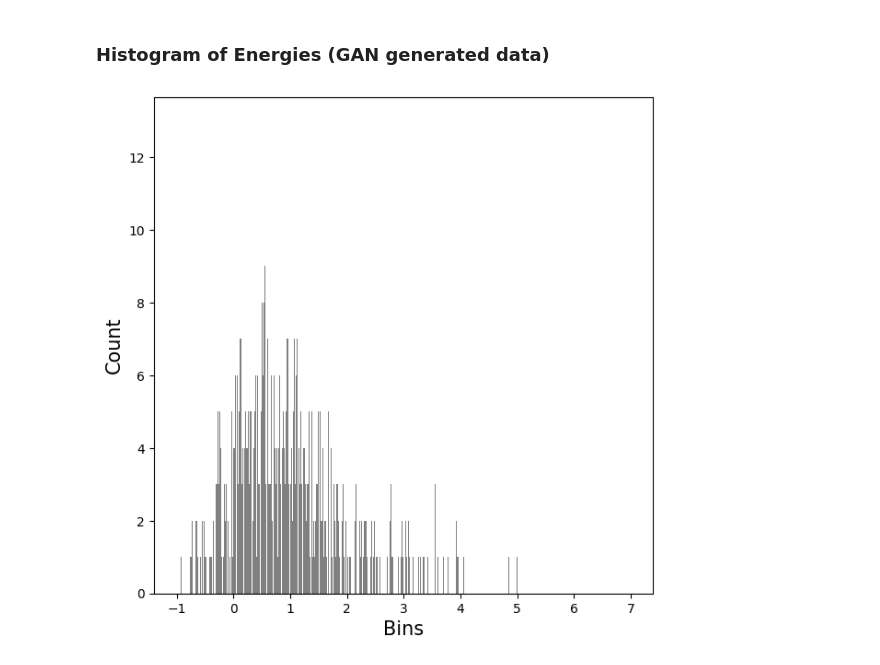
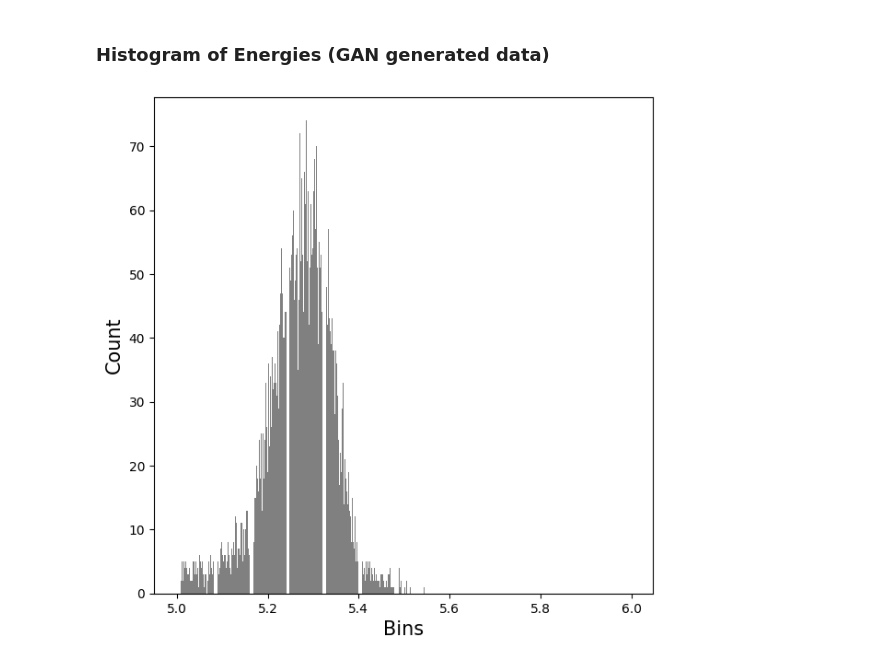
Before and after one commit to panthibivek/Generative-Adversarial-Network-for-Improving-Sampling-of-Molecular-Trajectories, a Jupyter notebook: regression.ipynb, the cells around one changed output. Cells and saved outputs as stored; diff of their text form; code cells hidden in the pictures.

```diff
--- a/regression.ipynb
+++ b/regression.ipynb
@@ -40,20 +40,20 @@ Test data size: (1000, 78)
 """
 Regression
 """
-def regression(sigma : float, lambda_ : float):
-    K = gaussian_kernel(X_train, X_train, sigma)
+def regression(X : np.array, Y : np.array, sigma : float, lambda_ : float):
+    # K = gaussian_kernel(X_train, X_train, sigma)
+    K = matern_kernel(X, X, sigma, order=0, metric='l2')
     K[np.diag_indices_from(K)] += lambda_
-    alpha = cho_solve(K, y_train)
+    alpha = cho_solve(K, Y)
     return alpha
 
 """
 Prediction
 """
-def prediction(sigma : float, alpha_ : np.array):
-    Ks = gaussian_kernel(X_test, X_train, sigma)
+def prediction(X : np.array, Xtest : np.array, sigma : float, alpha_ : np.array):
+    Ks = matern_kernel(Xtest, X, sigma, order=0, metric='l2')
     Y_predicted = np.dot(Ks, alpha_)
-    return np.mean(np.abs(Y_predicted - y_test))
-
+    return Y_predicted
 
 sigmaArr = [float(i) for i in range(50, 250, 50)] + [
     float(i) for i in range(250, 1000, 250)] + [
@@ -61,8 +61,9 @@ sigmaArr = [float(i) for i in range(50, 250, 50)] + [
 lambda_ = 1e-8
 mean_abs_errors = []
 for sigma_ in sigmaArr:
-    temp_alpha = regression(sigma_, lambda_)
-    mean_abs_e = prediction(sigma_, temp_alpha)
+    temp_alpha = regression(X_train, y_train, sigma_, lambda_)
+    Y_predicted = prediction(X_train, X_test, sigma_, temp_alpha)
+    mean_abs_e = np.mean(np.abs(Y_predicted - y_test))
     if sigma_ == sigmaArr[0] or mean_abs_e < best_mae:
         argmax_sigma = sigma_
         best_alpha = temp_alpha
@@ -179,12 +177,14 @@ generated_columb1D_arr = generated_output.numpy()
 # %%
 def energyPrediction(sigma : float, alpha_ : np.array):
-    Ks = gaussian_kernel(generated_columb1D_arr, X_train, sigma)
+    Ks = matern_kernel(generated_columb1D_arr, X_train, sigma, order=0, metric='l1')
     Y_predicted = np.dot(Ks, alpha_)
     return Y_predicted
 
 lambda_ = 1e-8
-alpha = regression(argmax_sigma, lambda_)
-predicted_energies = energyPrediction(argmax_sigma, alpha)
+# alpha = regression(argmax_sigma, lambda_)
+# predicted_energies = energyPrediction(argmax_sigma, alpha)
+temp_alpha = regression(X_train, y_train, argmax_sigma, lambda_)
+predicted_energies = prediction(X_train, generated_columb1D_arr, argmax_sigma, temp_alpha)
 # print(predicted_energies)
 # %% [markdown]
 ### Histogram of Energies (Training data)
@@ -203,12 +203,12 @@ fig1.savefig('training_energy_distribution.png', dpi = 300)
 ### Histogram of Energies (GAN generated data)
 # %%
 plt.figure(figsize=(7,7))
-bins_ = np.arange(-1.000000, 7.000000, 0.001000)
+bins_ = np.arange(5.000000, 6.000000, 0.001000)
 plt.hist(predicted_energies, bins=bins_, color="gray", align='left', rwidth=0.9)
 plt.xlabel('Bins', fontsize=15)
 plt.ylabel('Count', fontsize=15)
 fig1 = plt.gcf()
 plt.show()
 fig1.savefig('generated_energy_distribution.png', dpi = 300)
 # %% [output]
-[figure, old version]
+[figure, new version]
```
Also changed, not shown: parts of 10 cells of this notebook, 1 other file.
